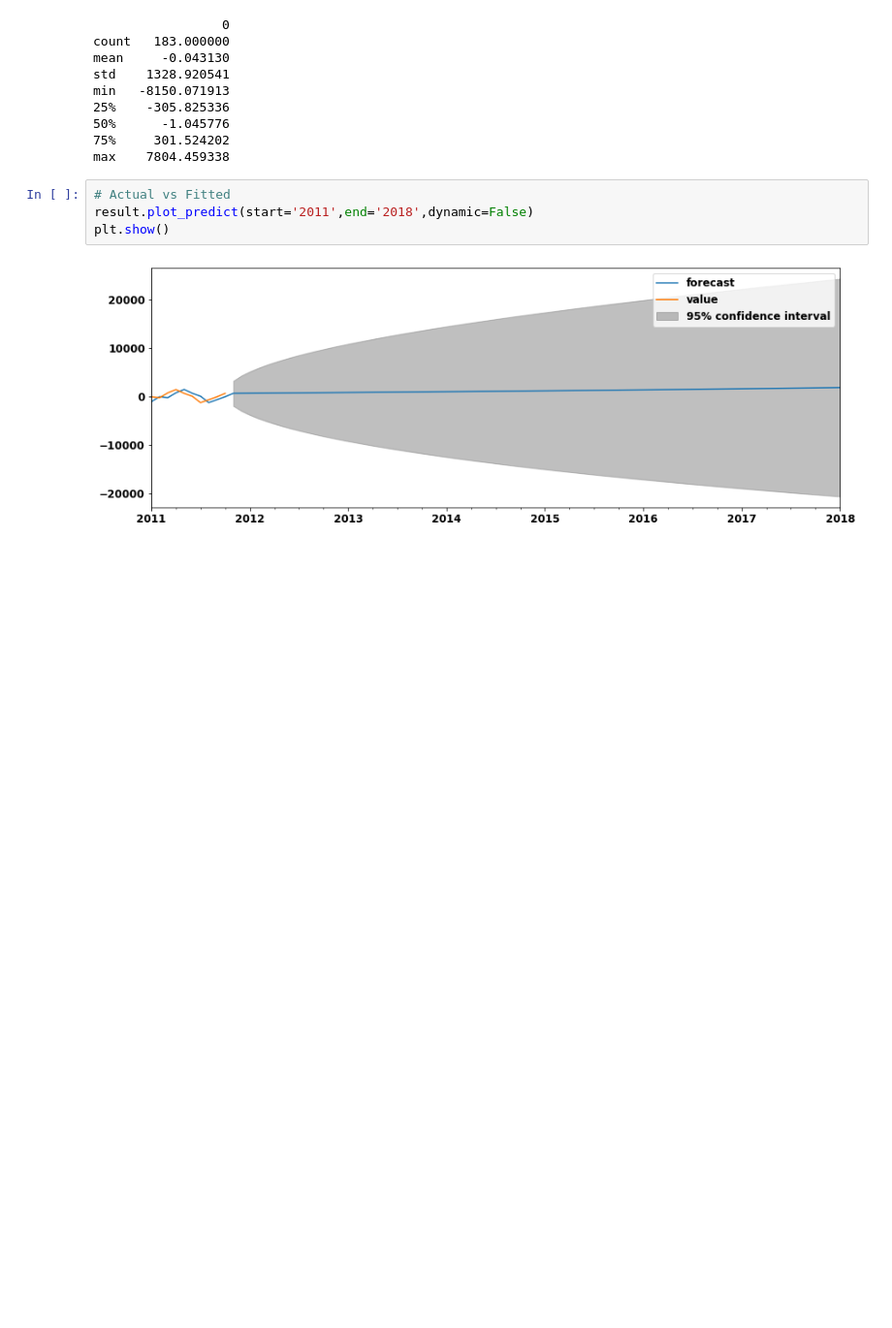
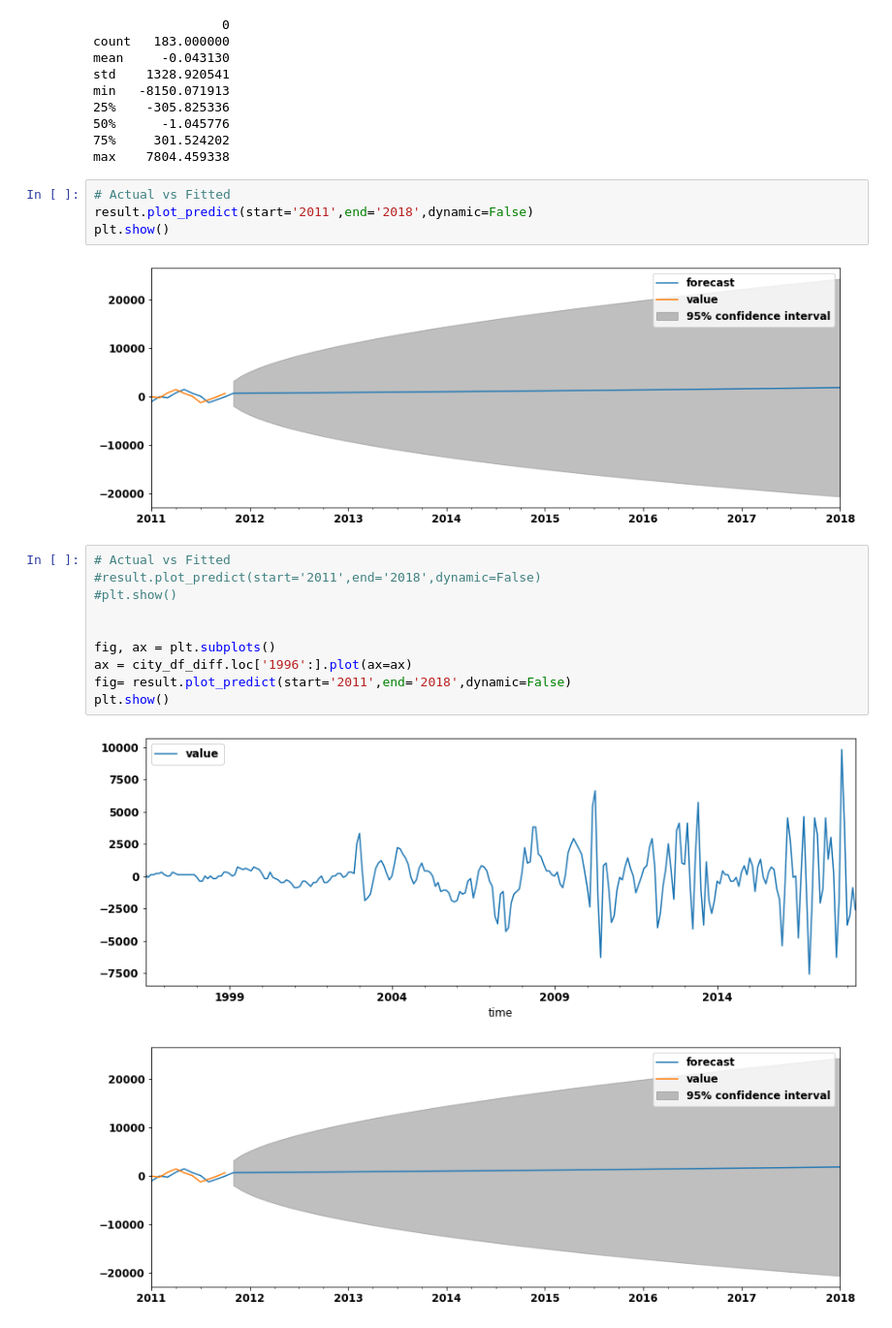
Before and after one commit to FarnazG/CodeReviews, a Jupyter notebook: time_series_codereview.ipynb, the cells around one changed output. Shown at 97% size. Drawn from its saved outputs; the diff is of its cells as text; blank space fills up the shorter version.

```diff
--- a/time_series_codereview.ipynb
+++ b/time_series_codereview.ipynb
@@ -594,3 +594,16 @@ result.plot_predict(start='2011',end='2018',dynamic=False)
 plt.show()
 # %% [output]
 [figure]
+# %%
+# Actual vs Fitted
+#result.plot_predict(start='2011',end='2018',dynamic=False)
+#plt.show()
+
+
+fig, ax = plt.subplots()
+ax = city_df_diff.loc['1996':].plot(ax=ax)
+fig= result.plot_predict(start='2011',end='2018',dynamic=False)
+plt.show()
+# %% [output]
+[figure, added]
+[figure, added]
```
